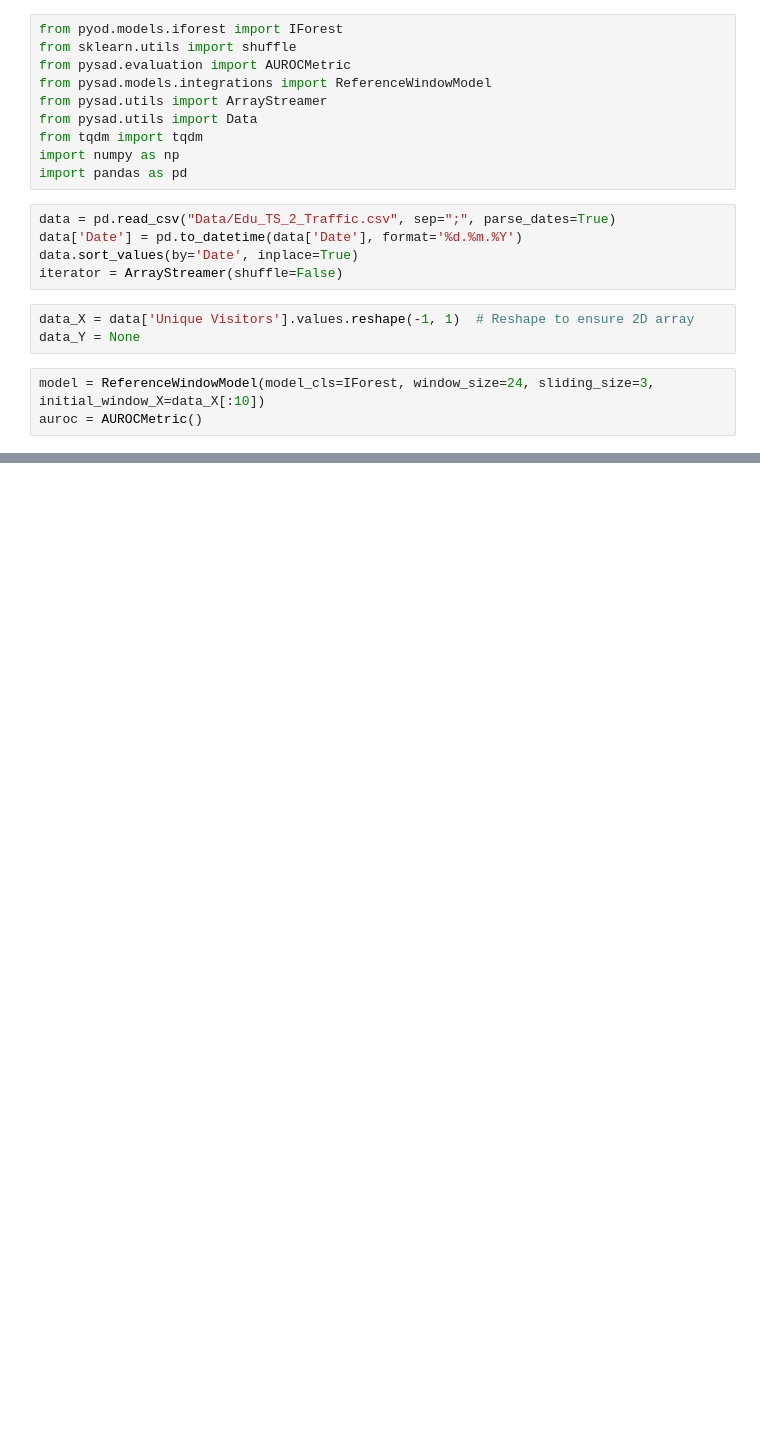
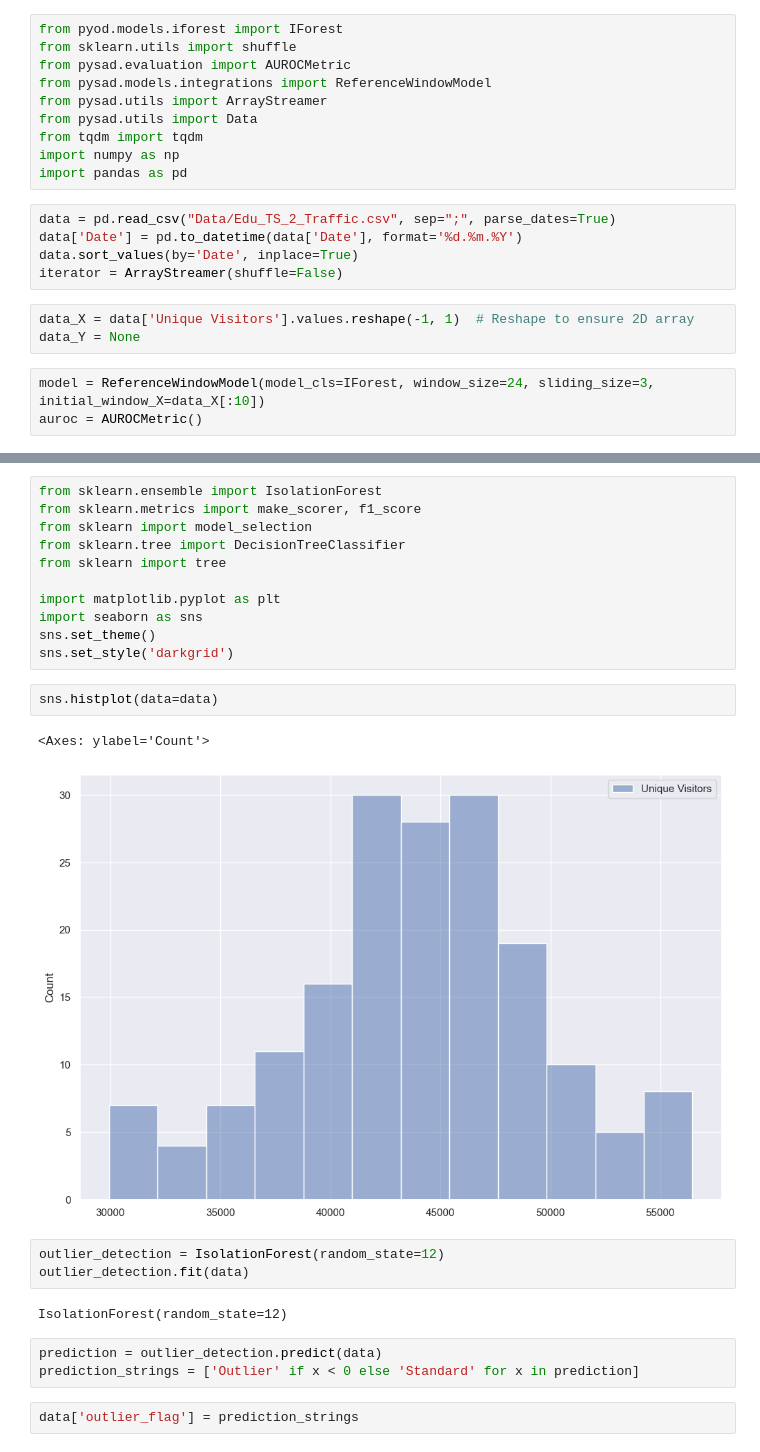
Before and after one commit to kosarenok/ts_outlier_detection, a Jupyter notebook: iforest.ipynb, the cells around one changed output, grey strips where cells are left out. Drawn from its saved outputs; the diff is of its cells as text; blank space fills up the shorter version.

```diff
--- a/iforest.ipynb
+++ b/iforest.ipynb
@@ -33,0 +93,26 @@ TypeError: 'NoneType' object is not subscriptable
+# %%
+from sklearn.ensemble import IsolationForest
+from sklearn.metrics import make_scorer, f1_score
+from sklearn import model_selection
+from sklearn.tree import DecisionTreeClassifier
+from sklearn import tree
+
+import matplotlib.pyplot as plt
+import seaborn as sns
+sns.set_theme()
+sns.set_style('darkgrid')
+# %%
+sns.histplot(data=data)
+# %% [output]
+<Axes: ylabel='Count'>
+[figure, added]
+# %%
+outlier_detection = IsolationForest(random_state=12)
+outlier_detection.fit(data)
+# %% [output]
+IsolationForest(random_state=12)
+# %%
+prediction = outlier_detection.predict(data)
+prediction_strings = ['Outlier' if x < 0 else 'Standard' for x in prediction]
+# %%
+data['outlier_flag'] = prediction_strings
```
Also changed, not shown: parts of 18 cells of this notebook, 2 other files.
